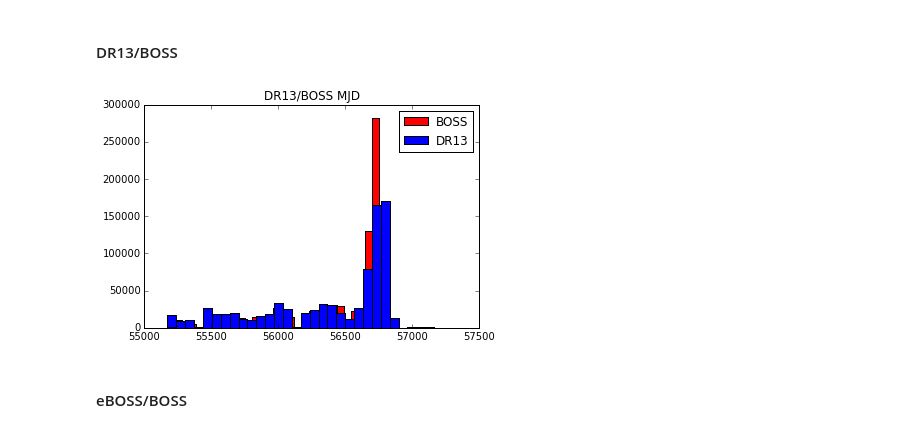
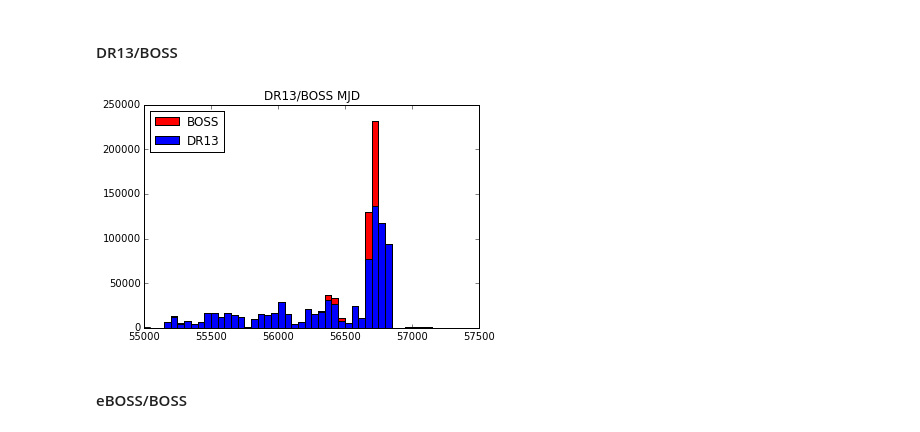
Before and after one commit to belaa/eboss-lya-qa, a Jupyter notebook: eboss_boss_repeat_qsos.ipynb, the cells around one changed output. Drawn from its saved outputs; the diff is of its cells as text; code cells hidden in the pictures.

```diff
--- a/eboss_boss_repeat_qsos.ipynb
+++ b/eboss_boss_repeat_qsos.ipynb
@@ -49,11 +49,11 @@ dr13_boss_overlap = dr13_boss_overlap.group_by(('PLATE_D','MJD_D','FIBER_D'))
 dr13_boss_repeats = Table([dr13_boss_overlap['PLATE_D'],dr13_boss_overlap['MJD_D'],dr13_boss_overlap['FIBER_D'],dr13_boss_overlap['THING_ID_D'],dr13_boss_overlap['PLATE_B'],dr13_boss_overlap['MJD_B'],dr13_boss_overlap['FIBER_B'],dr13_boss_overlap['THING_ID_B']])
 # %%
 plt.title('DR13/BOSS MJD')
-plt.hist(dr13_boss_repeats['MJD_B'], bins=30, color='r', label='BOSS')
-plt.hist(dr13_boss_repeats['MJD_D'], bins=30, color='b', label='DR13')
-plt.legend();
+plt.hist(dr13_boss_repeats['MJD_B'], bins=50, color='r', label='BOSS', range=(55000, 57500))
+plt.hist(dr13_boss_repeats['MJD_D'], bins=50, color='b', label='DR13', range=(55000, 57500))
+plt.legend(loc='upper left');
 # %% [output]
-[figure, old version]
+[figure, new version]
 # %% [markdown]
 #### eBOSS/BOSS
 # %%
```
Also changed, not shown: parts of 8 cells of this notebook.
